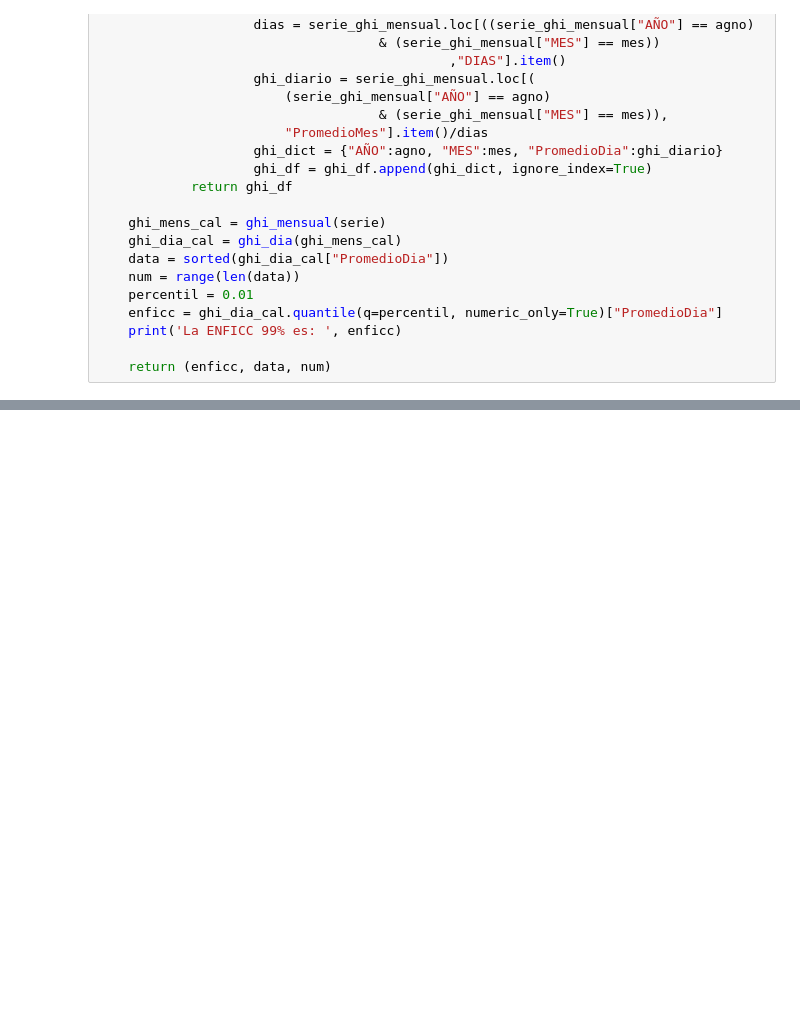
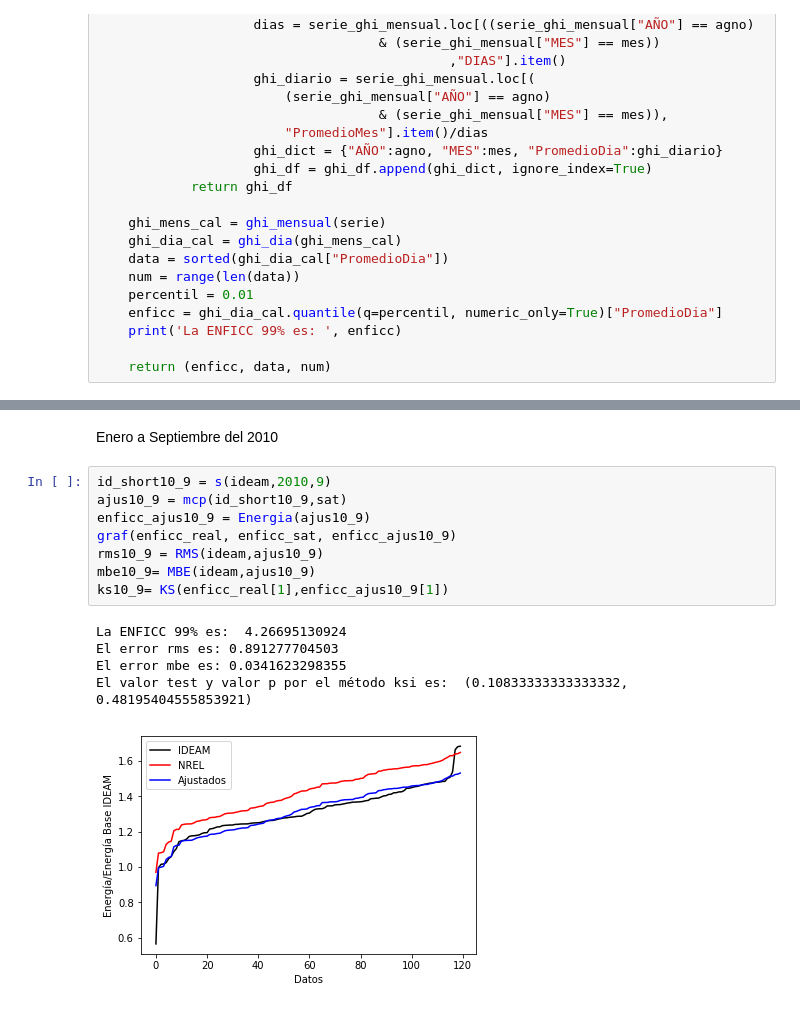
Before and after one commit to crisdabel/Herramientas-Computacionales-IMEC3602, a Jupyter notebook: Taller 1/Taller1.ipynb, the cells around one changed output, grey strips where cells are left out. Cells and saved outputs as stored; diff of their text form; blank space fills up the shorter version.

```diff
--- a/Taller 1/Taller1.ipynb
+++ b/Taller 1/Taller1.ipynb
@@ -147,0 +196,16 @@ ValueError: object too deep for desired array
+# %% [markdown]
+Enero a Septiembre del 2010
+# %%
+id_short10_9 = s(ideam,2010,9)
+ajus10_9 = mcp(id_short10_9,sat)
+enficc_ajus10_9 = Energia(ajus10_9)
+graf(enficc_real, enficc_sat, enficc_ajus10_9)
+rms10_9 = RMS(ideam,ajus10_9)
+mbe10_9= MBE(ideam,ajus10_9)
+ks10_9= KS(enficc_real[1],enficc_ajus10_9[1])
+# %% [output]
+La ENFICC 99% es:  4.26695130924
+El error rms es: 0.891277704503
+El error mbe es: 0.0341623298355
+El valor test y valor p por el método ksi es:  (0.10833333333333332, 0.48195404555853921)
+[figure, added]
```
Also changed, not shown: parts of 68 cells of this notebook.
